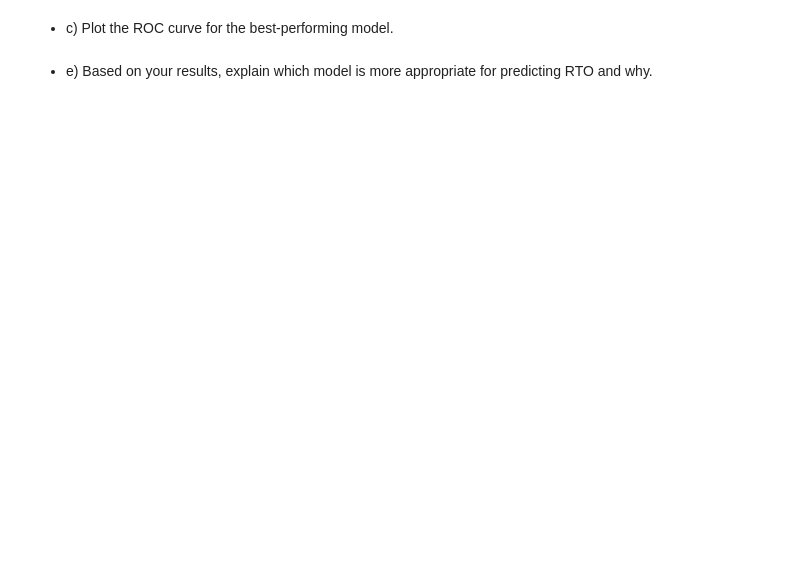
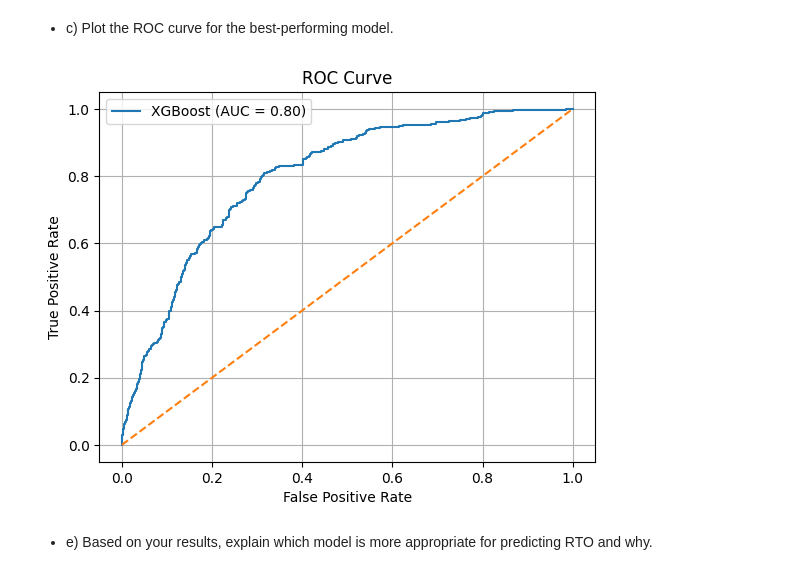
Before and after one commit to Bishwaprotapi/10-Bishwaprotap_ML_Fainal_Exam, a Jupyter notebook: 10-Bishwaprotap_Ray_ML_Fainal_Exam.ipynb, the cells around one changed output. Drawn from its saved outputs; the diff is of its cells as text; code cells hidden in the pictures; blank space fills up the shorter version.

```diff
--- a/10-Bishwaprotap_Ray_ML_Fainal_Exam.ipynb
+++ b/10-Bishwaprotap_Ray_ML_Fainal_Exam.ipynb
@@ -624,9 +598,0 @@ X_test = scaler.transform(X_test)
-# %%
-param_grid = {
-    'max_features': ['auto', 'sqrt', 'log2'],
-    'max_depth' :range(1,10),
-    'random_state':range(30,210,30),
-    'criterion' :['gini', 'entropy']
-}
-CV_dt = GridSearchCV(estimator=clf, param_grid=param_grid, cv= 5)
-CV_dt.fit(X_train, y_train)
@@ -847,4 +690,20 @@ GridSearchCV(cv=5, estimator=DecisionTreeClassifier(random_state=42),
 # %% [markdown]
 - c) Plot the ROC curve for the best-performing model.
+# %%
+best_model = max(results, key=lambda k: results[k]['roc_auc'])
+model = models[best_model]
+y_proba = model.predict_proba(X_test_imputed)[:, 1]  # Use X_test_imputed instead of X_test
+
+fpr, tpr, _ = roc_curve(y_test, y_proba)
+plt.plot(fpr, tpr, label=f'{best_model} (AUC = {results[best_model]["roc_auc"]:.2f})')
+plt.plot([0, 1], [0, 1], '--')
+plt.title('ROC Curve')
+plt.xlabel('False Positive Rate')
+plt.ylabel('True Positive Rate')
+plt.legend()
+plt.grid()
+plt.show()
+# %% [output]
+[figure, added]
 # %% [markdown]
 - e) Based on your results, explain which model is more appropriate for predicting RTO and why.
```
Also changed, not shown: parts of 22 cells of this notebook.
